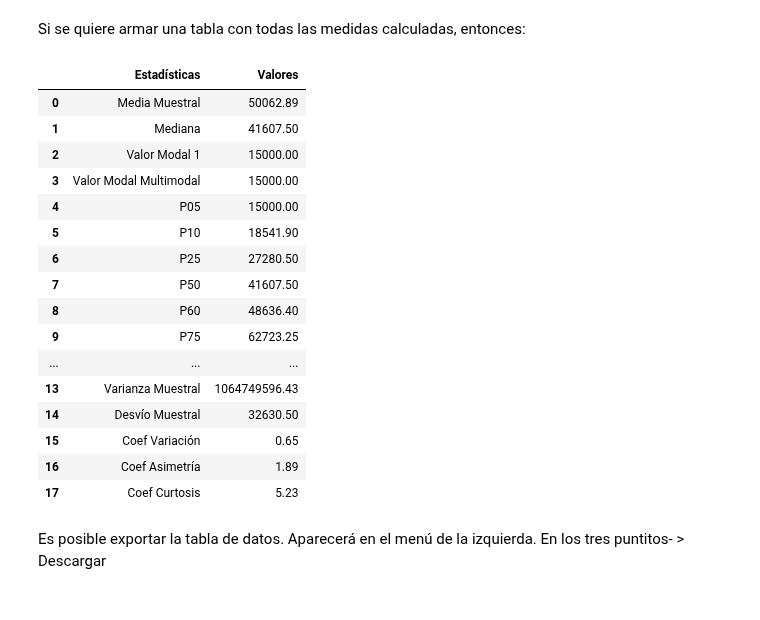
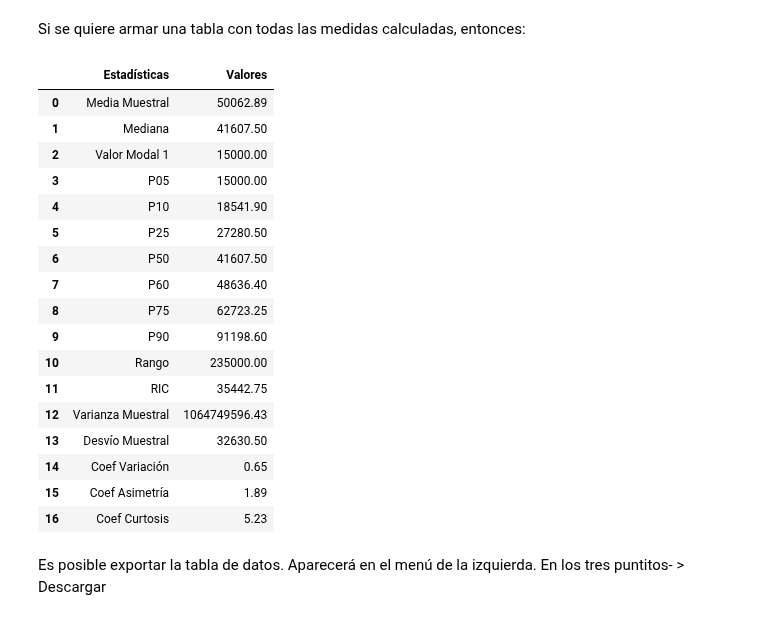
Before and after one commit to alexballera/taller-tgad-fce, a Jupyter notebook: sesiones/segundo-parcial/u2/clase11/teorica/estadisticas/TPAD_Clase_11.ipynb, the cells around one changed output. Drawn from its saved outputs; the diff is of its cells as text; code cells hidden in the pictures.

```diff
--- a/sesiones/segundo-parcial/u2/clase11/teorica/estadisticas/TPAD_Clase_11.ipynb
+++ b/sesiones/segundo-parcial/u2/clase11/teorica/estadisticas/TPAD_Clase_11.ipynb
@@ -91,7 +96,7 @@ MEDIA_MUESTRAL1
 # %% [output]
 np.float64(50062.89204)
 # %%
-MEDIA_MUESTRAL2=stats.mean(DATA['annual_income']) #utilizando la función pero de la librería stats
-MEDIA_MUESTRAL2
+MEDIA_MUESTRAL=stats.mean(DATA['annual_income']) #utilizando la función pero de la librería stats
+MEDIA_MUESTRAL
 # %% [output]
 50062.89204
@@ -107,7 +107,7 @@ MEDIANA1
 # %% [output]
 41607.5
 # %%
-MEDIANA2 =stats.median(DATA['annual_income']) #utilizando la función pero de la librería stats
-MEDIANA2
+MEDIANA=stats.median(DATA['annual_income']) #utilizando la función pero de la librería stats
+MEDIANA
 # %% [output]
 41607.5
@@ -125,8 +120,8 @@ MODO1
 | 0 | 15000 |
 dtype: int64
 # %%
-MODO2=stats.mode(DATA['annual_income']) #utilizando la función pero de la librería stats
-MODO2
+MODO=stats.mode(DATA['annual_income']) #utilizando la función pero de la librería stats
+MODO
 # %% [output]
 15000
 # %% [markdown]
@@ -255,6 +250,6 @@ DESVIO
 # %% [markdown]
 COEFICIENTE DE VARIACIÓN
 # %%
-CV=DESVIO/MEDIA_MUESTRAL1
+CV=DESVIO/MEDIA_MUESTRAL
 CV
 # %% [output]
@@ -322,34 +317,35 @@ np.float64(5.227918962101391)
 # %% [markdown]
 Si se quiere armar una tabla con todas las medidas calculadas, entonces:
 # %%
-Medidas=pd.DataFrame({ 'Media Muestral': [MEDIA_MUESTRAL1], 'Mediana': [MEDIANA1], 'Valor Modal 1': MODO1, 'Valor Modal Multimodal': [MULTIMODAL[0]],
+Medidas=pd.DataFrame({ 'Media Muestral': [MEDIA_MUESTRAL], 'Mediana': [MEDIANA], 'Valor Modal 1': [MODO],
                      'P05': [PERCENTILES[0]], 'P10': [PERCENTILES[1]], 'P25': [PERCENTILES[2]],'P50': [PERCENTILES[3]], 'P60': [PERCENTILES[4]],
                       'P75': [PERCENTILES[5]], 'P90': [PERCENTILES[6]],
                      'Rango': [RANGO], 'RIC': [RIC], 'Varianza Muestral': [VARIANZA], 'Desvío Muestral': [DESVIO], 'Coef Variación': [CV],
                       'Coef Asimetría': [CA], 'Coef Curtosis': [CC]
                      }).transpose()
 Medidas=Medidas.reset_index(inplace=False)
 Medidas.columns=['Estadísticas', 'Valores']
 pd.options.display.float_format = '{:.2f}'.format #evitar notación científica y/o acotar decimales
 Medidas
 # %% [output]
 |  | Estadísticas | Valores |
 | 0 | Media Muestral | 50062.89 |
 | 1 | Mediana | 41607.50 |
 | 2 | Valor Modal 1 | 15000.00 |
-| 3 | Valor Modal Multimodal | 15000.00 |
-| 4 | P05 | 15000.00 |
-| 5 | P10 | 18541.90 |
-| 6 | P25 | 27280.50 |
-| 7 | P50 | 41607.50 |
-| 8 | P60 | 48636.40 |
-| 9 | P75 | 62723.25 |
-| ... | ... | ... |
-| 13 | Varianza Muestral | 1064749596.43 |
-| 14 | Desvío Muestral | 32630.50 |
-| 15 | Coef Variación | 0.65 |
-| 16 | Coef Asimetría | 1.89 |
-| 17 | Coef Curtosis | 5.23 |
+| 3 | P05 | 15000.00 |
+| 4 | P10 | 18541.90 |
+| 5 | P25 | 27280.50 |
+| 6 | P50 | 41607.50 |
+| 7 | P60 | 48636.40 |
+| 8 | P75 | 62723.25 |
+| 9 | P90 | 91198.60 |
+| 10 | Rango | 235000.00 |
+| 11 | RIC | 35442.75 |
+| 12 | Varianza Muestral | 1064749596.43 |
+| 13 | Desvío Muestral | 32630.50 |
+| 14 | Coef Variación | 0.65 |
+| 15 | Coef Asimetría | 1.89 |
+| 16 | Coef Curtosis | 5.23 |
 # %% [markdown]
 Es posible exportar la tabla de datos. Aparecerá en el menú de la izquierda. En los tres puntitos- > Descargar
 # %%
```
Also changed, not shown: parts of 8 cells of this notebook, 11 other files.
